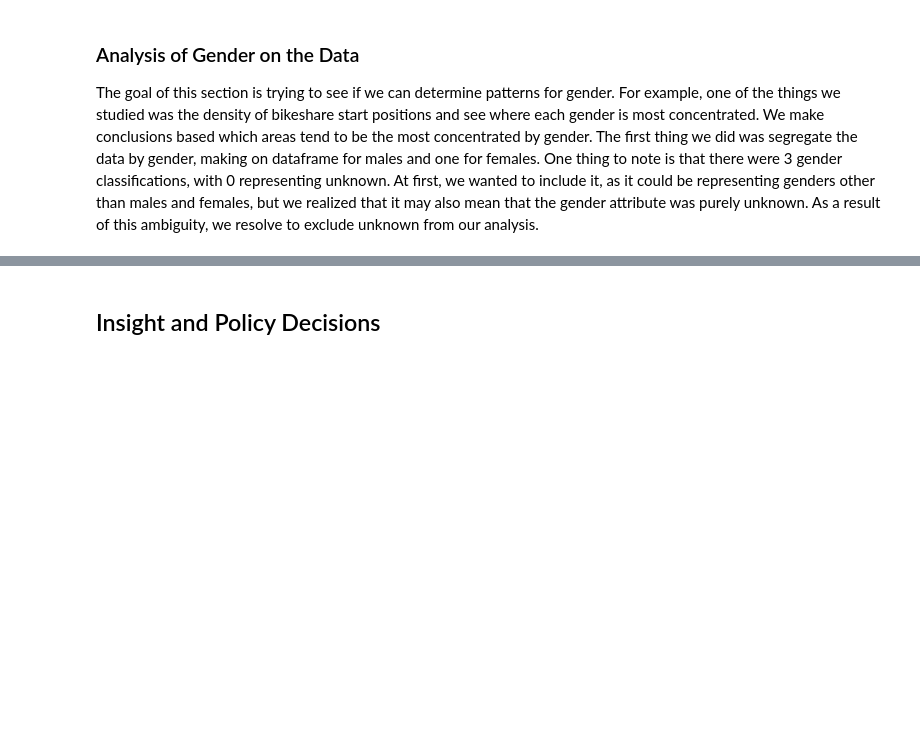
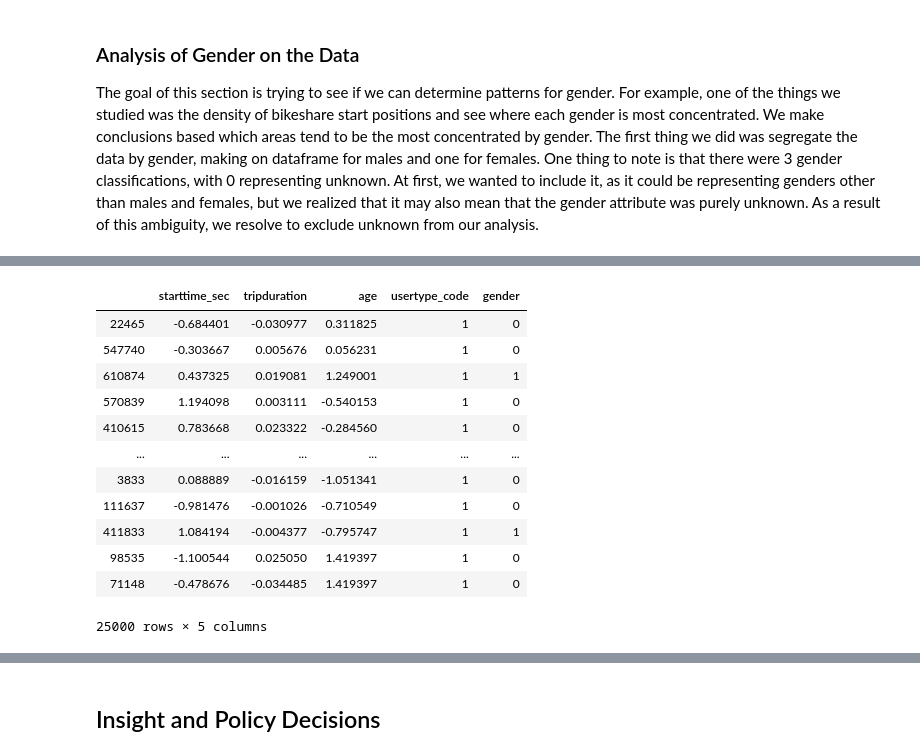
Before and after one commit to arunsrinivas20/arunsrinivas20.github.io, a Jupyter notebook: Andrew_Arun_Matt_CMSC320_Final.ipynb, the cells around one changed output, grey strips where cells are left out. Cells and saved outputs as stored; diff of their text form; code cells hidden in the pictures; blank space fills up the shorter version.

```diff
--- a/Andrew_Arun_Matt_CMSC320_Final.ipynb
+++ b/Andrew_Arun_Matt_CMSC320_Final.ipynb
@@ -790,0 +904,16 @@ map_osm_females
+# %%
+norm_bikes_test
+# %% [output]
+|  | starttime_sec | tripduration | age | usertype_code | gender |
+| 22465 | -0.684401 | -0.030977 | 0.311825 | 1 | 0 |
+| 547740 | -0.303667 | 0.005676 | 0.056231 | 1 | 0 |
+| 610874 | 0.437325 | 0.019081 | 1.249001 | 1 | 1 |
+| 570839 | 1.194098 | 0.003111 | -0.540153 | 1 | 0 |
+| 410615 | 0.783668 | 0.023322 | -0.284560 | 1 | 0 |
+| ... | ... | ... | ... | ... | ... |
+| 3833 | 0.088889 | -0.016159 | -1.051341 | 1 | 0 |
+| 111637 | -0.981476 | -0.001026 | -0.710549 | 1 | 0 |
+| 411833 | 1.084194 | -0.004377 | -0.795747 | 1 | 1 |
+| 98535 | -1.100544 | 0.025050 | 1.419397 | 1 | 0 |
+| 71148 | -0.478676 | -0.034485 | 1.419397 | 1 | 0 |
+25000 rows × 5 columns
```
Also changed, not shown: parts of 21 cells of this notebook.
